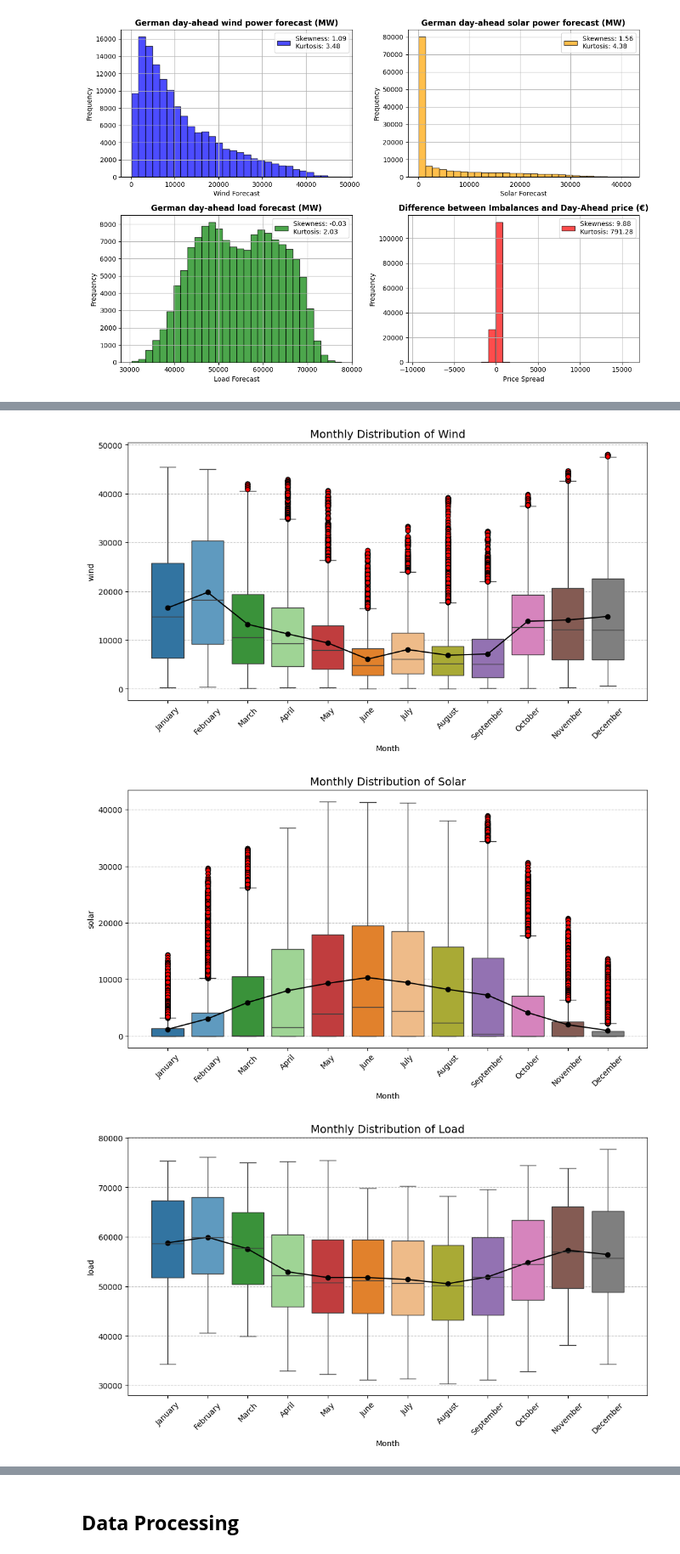
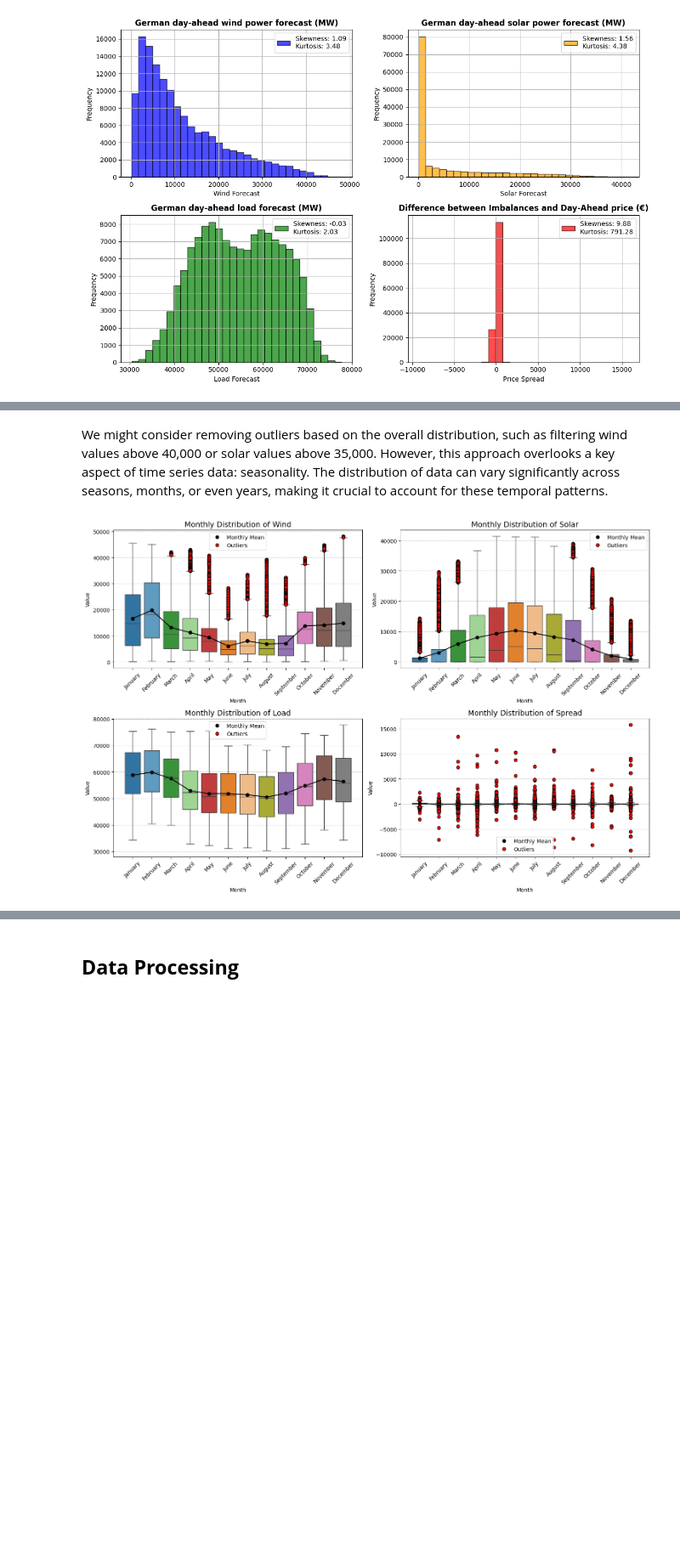
Before and after one commit to anthonymakarewicz/algo-electricity-trading, a Jupyter notebook: main.ipynb, the cells around one changed output, grey strips where cells are left out. Shown at 85% size. Cells and saved outputs as stored; diff of their text form; code cells hidden in the pictures; blank space fills up the shorter version.

```diff
--- a/main.ipynb
+++ b/main.ipynb
@@ -327,43 +374,97 @@ plot_histograms(df, plot_configs)
+# %% [markdown]
+We might consider removing outliers based on the overall distribution, such as filtering wind values above 40,000 or solar values above 35,000. However, this approach overlooks a key aspect of time series data: seasonality. The distribution of data can vary significantly across seasons, months, or even years, making it crucial to account for these temporal patterns.
 # %%
+MONTHLY_ORDER = ['January', 'February', 'March', 'April', 'May', 'June',
+                 'July', 'August', 'September', 'October', 'November', 'December']
+
 def plot_monthly_boxplots(df, columns):
     """
-    Plots boxplots for the monthly distribution of selected variables with rainbow colors.
+    Plots boxplots for the monthly distribution of selected variables with rainbow colors and a legend.
 
     Args:
         df (pd.DataFrame): The input time-series dataframe with a DatetimeIndex.
         columns (list): List of column names to create boxplots for.
-        ylabel (str): Label for the y-axis.
-        title_prefix (str): Prefix for the plot title (e.g., "Monthly Distribution of").
     """
     df['Month'] = df.index.month_name()
-    monthly_order = ['January', 'February', 'March', 'April', 'May', 'June',
-                     'July', 'August', 'September', 'October', 'November', 'December']
 
     seasonal_colors = {
         "January": "#1f77b4", "February": "#4f9dcf", "March": "#2ca02c",
         "April": "#98df8a", "May": "#d62728", "June": "#ff7f0e",
         "July": "#ffbb78", "August": "#bcbd22", "September": "#9467bd",
         "October": "#e377c2", "November": "#8c564b", "December": "#7f7f7f"
     }
 
     for column in columns:
         plt.figure(figsize=(12, 6))
         sns.boxplot(
-            data=df, x="Month", hue="Month", y=column, order=monthly_order, legend=False,
+            data=df, x="Month", hue="Month", y=column, order=MONTHLY_ORDER, legend=False,
             palette=seasonal_colors, flierprops={'markerfacecolor': 'red', 'markeredgecolor': 'black'}
         )
 
         # Overlay monthly means
-        monthly_means = df.groupby("Month")[column].mean().reindex(monthly_order)
+        monthly_means = df.groupby("Month")[column].mean().reindex(MONTHLY_ORDER)
         plt.plot(range(len(monthly_means)), monthly_means, marker='o', color='black', label="Monthly Mean")
         plt.title(f"Monthly Distribution of {column.capitalize()}", fontsize=14)
         plt.xlabel("Month")
         plt.grid(axis="y", linestyle="--", alpha=0.7)
         plt.xticks(rotation=45)
+        plt.legend(
+            handles=[
+                plt.Line2D([], [], color='black', marker='o', linestyle='', label='Monthly Mean'),
+                plt.Line2D([], [], color='red', marker='o', markeredgecolor='black', linestyle='', label='Outliers')
+            ]
+        )
+
         plt.show()
 
+def plot_monthly_boxplots(df, columns, rows=2, cols=2):
+    """
+    Plots boxplots for the monthly distribution of selected variables in a grid.
+
+    Args:
+        df (pd.DataFrame): The input time-series dataframe with a DatetimeIndex.
+        columns (list): List of column names to create boxplots for.
+        rows (int): Number of rows in the grid.
+        cols (int): Number of columns in the grid.
+    """
+    df['Month'] = df.index.month_name()
+
+    seasonal_colors = {
+        "January": "#1f77b4", "February": "#4f9dcf", "March": "#2ca02c",
+        "April": "#98df8a", "May": "#d62728", "June": "#ff7f0e",
+        "July": "#ffbb78", "August": "#bcbd22", "September": "#9467bd",
+        "October": "#e377c2", "November": "#8c564b", "December": "#7f7f7f"
+    }
+
+    fig, axes = plt.subplots(rows, cols, figsize=(15, 10))
+    axes = axes.flatten()
+
+    for idx, column in enumerate(columns):
+        sns.boxplot(
+            data=df, x="Month", hue="Month", y=column, order=MONTHLY_ORDER, ax=axes[idx], legend=False,
+            palette=seasonal_colors, flierprops={'markerfacecolor': 'red', 'markeredgecolor': 'black'}
+        )
+
+        monthly_means = df.groupby("Month")[column].mean().reindex(MONTHLY_ORDER)
+        axes[idx].plot(range(len(monthly_means)), monthly_means, marker='o', color='black', label="Monthly Mean")
+        axes[idx].set_title(f"Monthly Distribution of {column.capitalize()}", fontsize=14)
+        axes[idx].set_xlabel("Month")
+        axes[idx].set_ylabel("Value")
+        axes[idx].grid(axis="y", linestyle="--", alpha=0.7)
+        axes[idx].tick_params(axis='x', rotation=45)
+        axes[idx].legend(
+            handles=[
+                plt.Line2D([], [], color='black', marker='o', linestyle='', label='Monthly Mean'),
+                plt.Line2D([], [], color='red', marker='o', markeredgecolor='black', linestyle='', label='Outliers')
+            ]
+        )
+
+    for idx in range(len(columns), len(axes)):
+        axes[idx].axis("off")
+
+    plt.tight_layout()
+    plt.show()
+
 plot_monthly_boxplots(df, columns=["wind", "solar", "load", "spread"])
 # %% [output]
-[figure, old version]
+[figure, new version]
-[figure, removed]
-[figure, removed]
```
Also changed, not shown: parts of 60 cells of this notebook.
